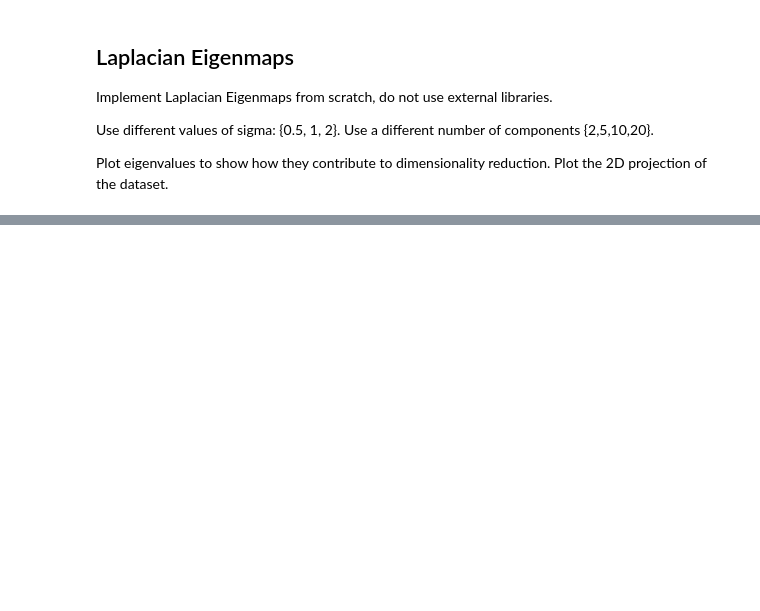
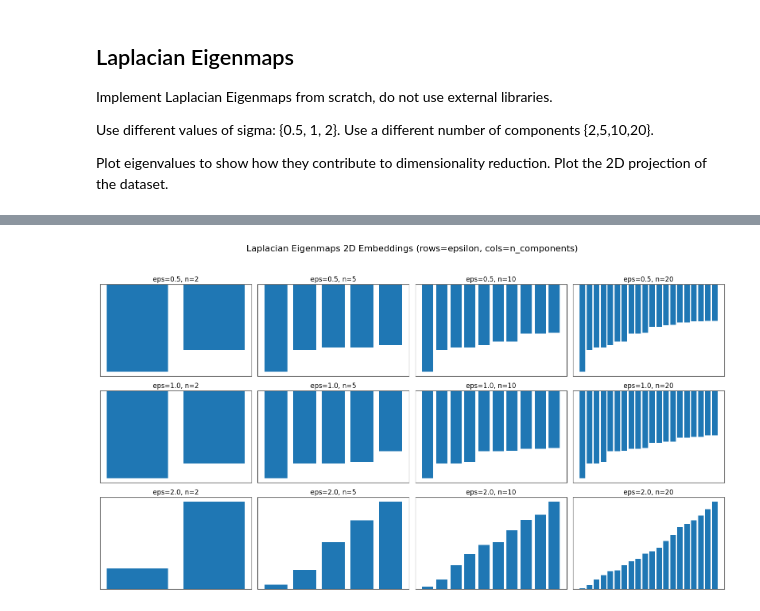
Before and after one commit to shadyalattarr/Data-Mining-Assignments, a Jupyter notebook: Lab 2/lab_2.ipynb, the cells around one changed output, grey strips where cells are left out. Cells and saved outputs as stored; diff of their text form; code cells hidden in the pictures; blank space fills up the shorter version.

```diff
--- a/Lab 2/lab_2.ipynb
+++ b/Lab 2/lab_2.ipynb
@@ -198,0 +274,25 @@ Plot eigenvalues to show how they contribute to dimensionality reduction. Plot t
+# %%
+# Plot a grid of 2D embeddings (rows=epsilon values, cols=n_components)
+epsilons = [0.5, 1.0, 2.0]
+n_components_list = [2, 5, 10, 20]
+
+fig, axes = plt.subplots(
+    nrows=len(epsilons), ncols=len(n_components_list),
+    figsize=(4 * len(n_components_list), 3 * len(epsilons)),
+    squeeze=False
+)
+fig.suptitle("Laplacian Eigenmaps 2D Embeddings (rows=epsilon, cols=n_components)", fontsize=16)
+
+for i, eps in enumerate(epsilons):
+    for j, n_comp in enumerate(n_components_list):
+        laplacian_x, laplacian_eigenvalues = laplacian_eigenmaps(X, n_components=n_comp, epsilon=eps)
+        ax = axes[i][j]
+        ax.bar(range(len(laplacian_eigenvalues)), laplacian_eigenvalues)
+        ax.set_title(f"eps={eps}, n={n_comp}")
+        ax.set_xticks([])
+        ax.set_yticks([])
+
+plt.tight_layout(rect=[0, 0, 1, 0.95])
+plt.show()
+# %% [output]
+[figure, added]
```
Also changed, not shown: parts of 5 cells of this notebook, 1 other file.
